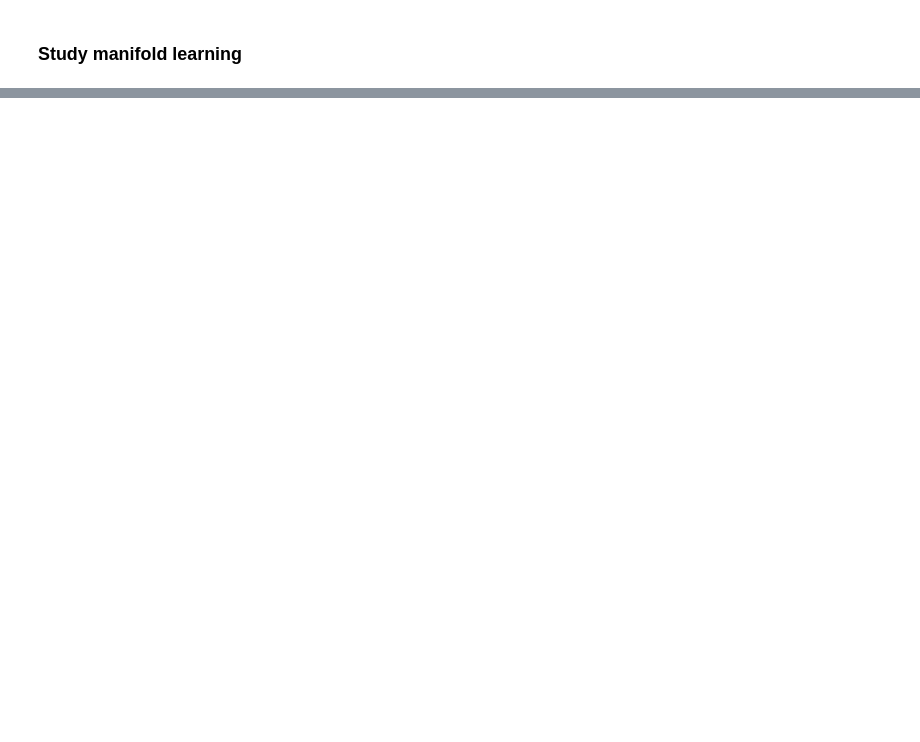
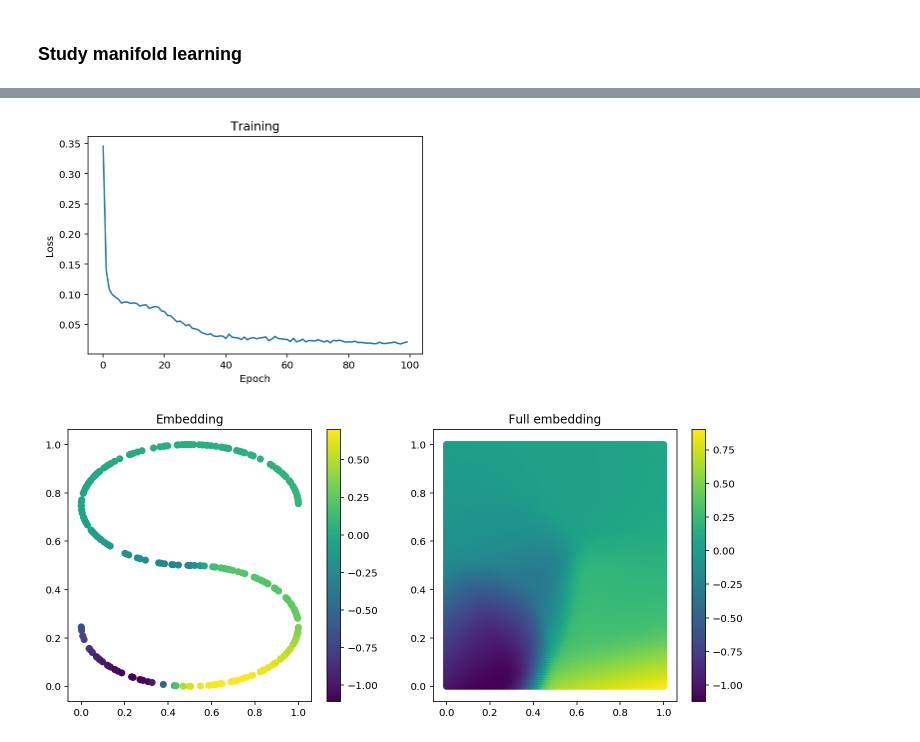
Before and after one commit to tpgillam/notebooks, a Jupyter notebook: manifold_fitting.ipynb, the cells around one changed output, grey strips where cells are left out. Cells and saved outputs as stored; diff of their text form; code cells hidden in the pictures; blank space fills up the shorter version.

```diff
--- a/manifold_fitting.ipynb
+++ b/manifold_fitting.ipynb
@@ -80,0 +166,6 @@ for i, model in enumerate(models):
+# %%
+encoder, decoder, history_3 = train_autoencoder(X, n_layers=3)
+plot_encoder_decoder(encoder, decoder)
+# %% [output]
+[figure, added]
+[figure, added]
```
Also changed, not shown: parts of 10 cells of this notebook.
